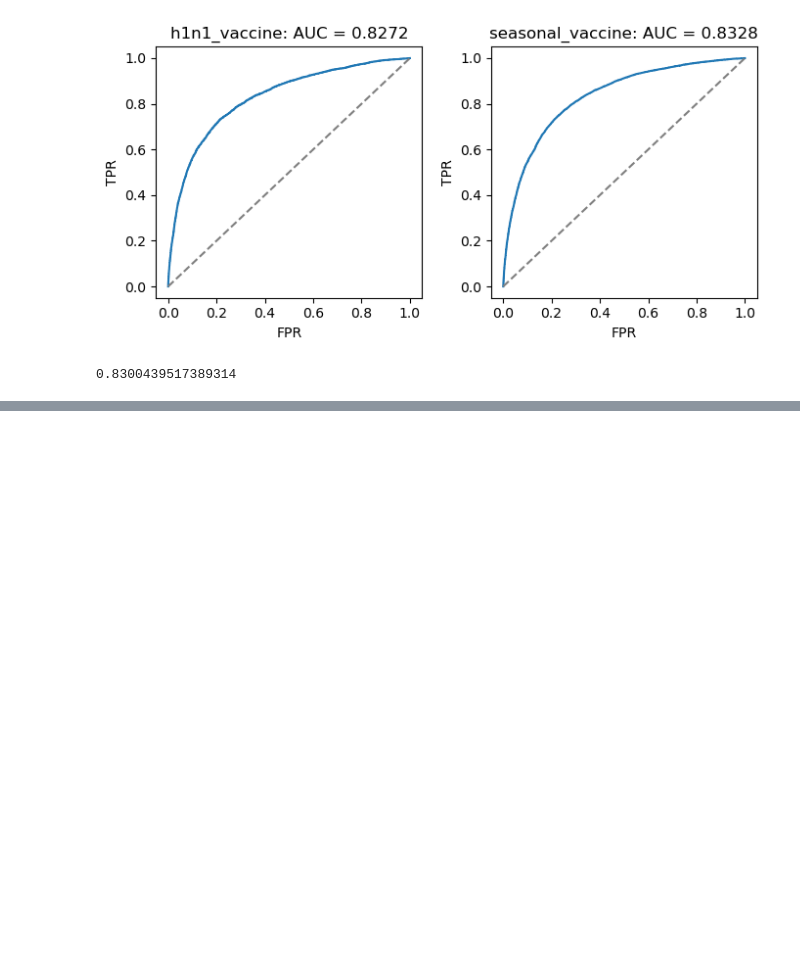
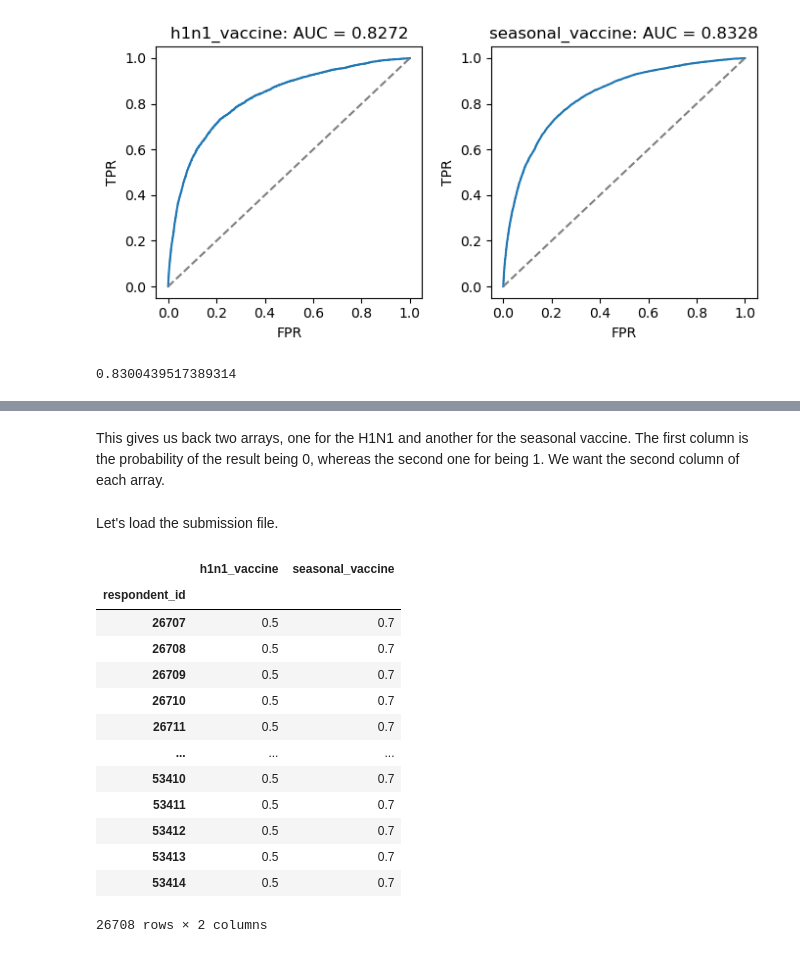
Before and after one commit to GuilhermeCarqueja/H1N1_vaccine, a Jupyter notebook: H1N1_vaccine_prediction.ipynb, the cells around one changed output, grey strips where cells are left out. Saved outputs shown, nothing was run; the diff lists cells and outputs as text; code cells hidden in the pictures; blank space fills up the shorter version.

Commit message:
Create submission file

```diff
--- a/H1N1_vaccine_prediction.ipynb
+++ b/H1N1_vaccine_prediction.ipynb
@@ -651,0 +652,22 @@ test_predictions
+# %% [markdown]
+This gives us back two arrays, one for the H1N1 and another for the seasonal vaccine. The first column is the probability of the result being 0, whereas the second one for being 1. We want the second column of each array.
+# %% [markdown]
+Let's load the submission file.
+# %%
+submission_df = pd.read_csv("submission_format.csv",index_col="respondent_id")
+submission_df
+# %% [output]
+|  | h1n1_vaccine | seasonal_vaccine |
+| respondent_id |  |  |
+| 26707 | 0.5 | 0.7 |
+| 26708 | 0.5 | 0.7 |
+| 26709 | 0.5 | 0.7 |
+| 26710 | 0.5 | 0.7 |
+| 26711 | 0.5 | 0.7 |
+| ... | ... | ... |
+| 53410 | 0.5 | 0.7 |
+| 53411 | 0.5 | 0.7 |
+| 53412 | 0.5 | 0.7 |
+| 53413 | 0.5 | 0.7 |
+| 53414 | 0.5 | 0.7 |
+26708 rows × 2 columns
```
Also changed, not shown: parts of 15 cells of this notebook.
